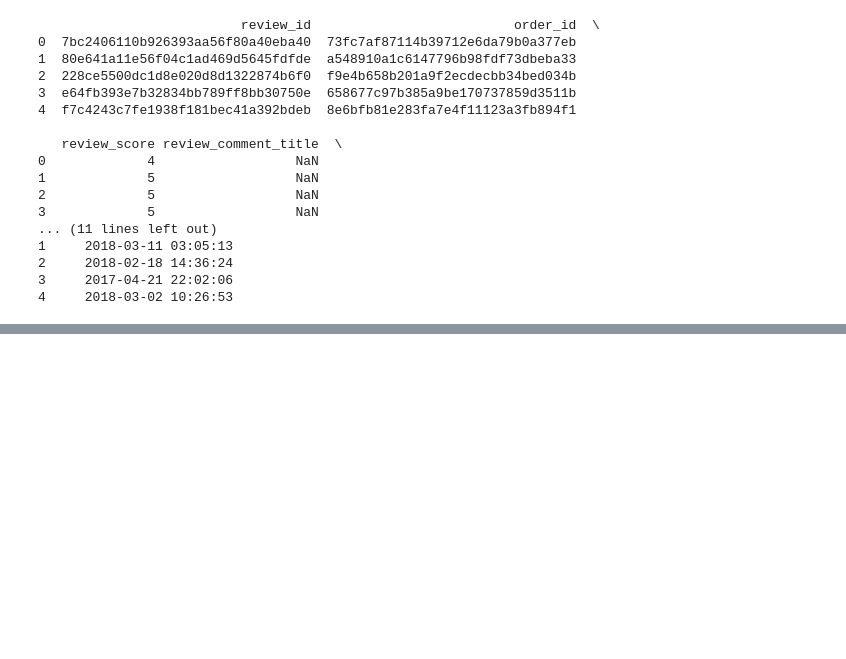
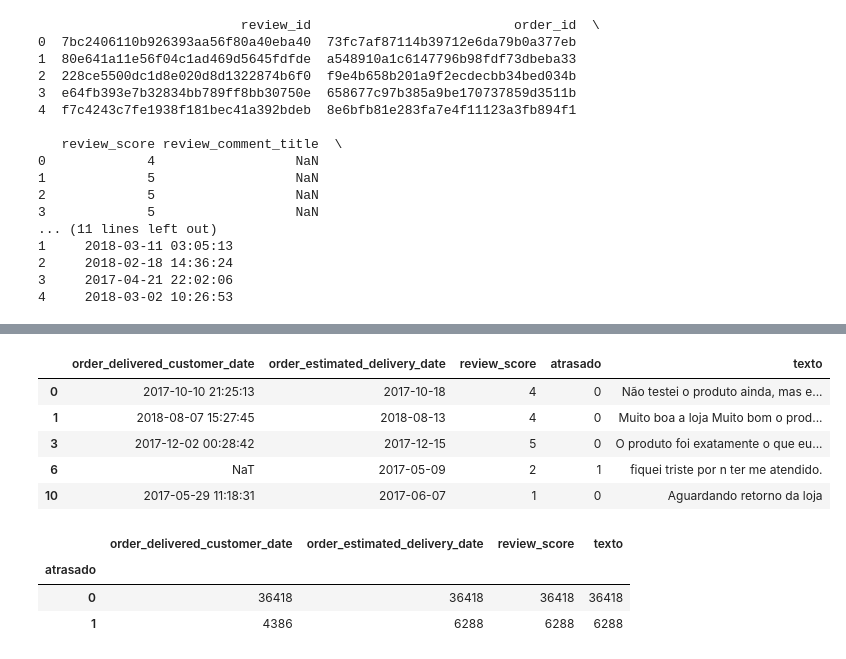
Before and after one commit to stephanny-soares/sentiment-analysis-project, a Jupyter notebook: SentimentAPI_modelagem.ipynb, the cells around one changed output, grey strips where cells are left out. Drawn from its saved outputs; the diff is of its cells as text; code cells hidden in the pictures; blank space fills up the shorter version.

```diff
--- a/SentimentAPI_modelagem.ipynb
+++ b/SentimentAPI_modelagem.ipynb
@@ -238,0 +266,18 @@ df_unido.head()
+# %%
+df["texto"] = (df["review_comment_title"].fillna("") + " " + df["review_comment_message"].fillna("")).str.strip()
+df=df.drop(columns=["review_comment_title","review_comment_message"])
+df.head()
+# %% [output]
+|  | order_delivered_customer_date | order_estimated_delivery_date | review_score | atrasado | texto |
+| 0 | 2017-10-10 21:25:13 | 2017-10-18 | 4 | 0 | Não testei o produto ainda, mas e... |
+| 1 | 2018-08-07 15:27:45 | 2018-08-13 | 4 | 0 | Muito boa a loja Muito bom o prod... |
+| 3 | 2017-12-02 00:28:42 | 2017-12-15 | 5 | 0 | O produto foi exatamente o que eu... |
+| 6 | NaT | 2017-05-09 | 2 | 1 | fiquei triste por n ter me atendido. |
+| 10 | 2017-05-29 11:18:31 | 2017-06-07 | 1 | 0 | Aguardando retorno da loja |
+# %%
+df.groupby('atrasado').count()
+# %% [output]
+|  | order_delivered_customer_date | order_estimated_delivery_date | review_score | texto |
+| atrasado |  |  |  |  |
+| 0 | 36418 | 36418 | 36418 | 36418 |
+| 1 | 4386 | 6288 | 6288 | 6288 |
```
Also changed, not shown: parts of 3 cells of this notebook.
